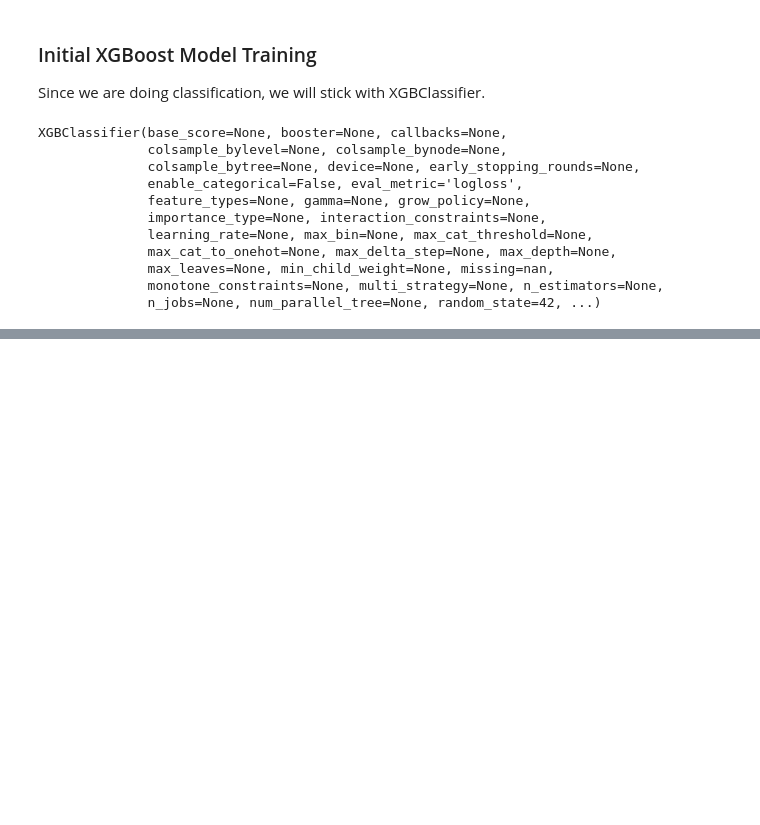
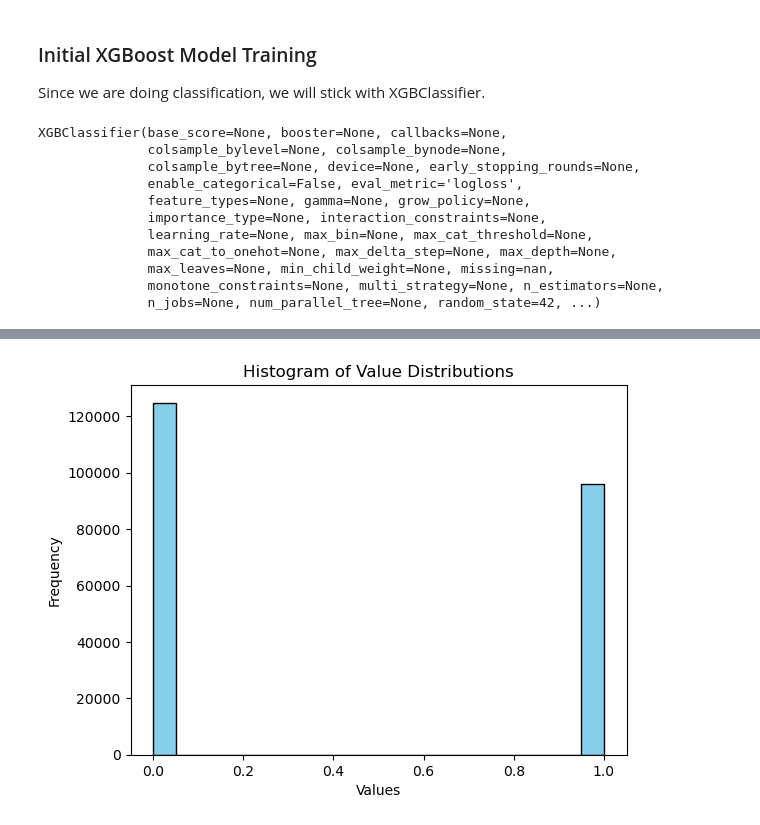
Before and after one commit to RayH-1/hertie-ml-x-project, a Jupyter notebook: 3_Process/31_Code/2_Ray_Code_Test.ipynb, the cells around one changed output, grey strips where cells are left out. Saved outputs shown, nothing was run; the diff lists cells and outputs as text; code cells hidden in the pictures; blank space fills up the shorter version.

```diff
--- a/3_Process/31_Code/2_Ray_Code_Test.ipynb
+++ b/3_Process/31_Code/2_Ray_Code_Test.ipynb
@@ -125,0 +144,11 @@ Highest CV accuracy: 0.97%
+# %%
+hc = df['helpfulClear']
+
+# Create a histogram
+plt.hist(hc, bins=20, color='skyblue', edgecolor='black')
+plt.xlabel('Values')
+plt.ylabel('Frequency')
+plt.title('Histogram of Value Distributions')
+plt.show()
+# %% [output]
+[figure, added]
```
Also changed, not shown: parts of 9 cells of this notebook.
